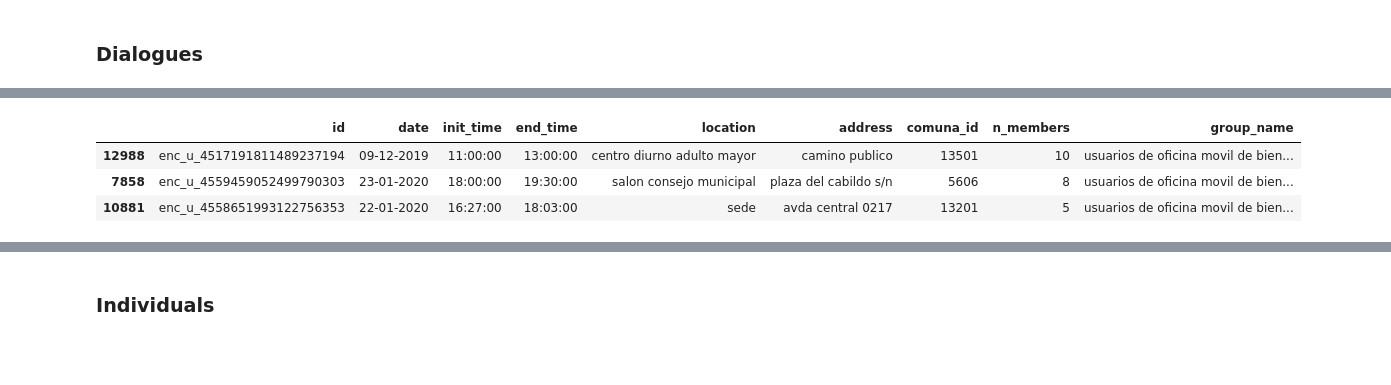
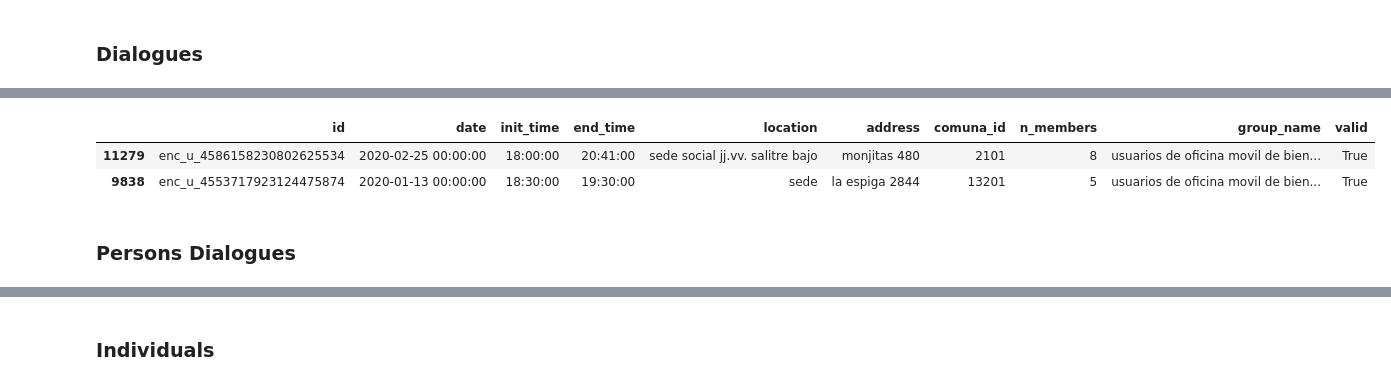
Before and after one commit to ECQQ/preprocessing, a Jupyter notebook: Pipeline.ipynb, the cells around one changed output, grey strips where cells are left out. Drawn from its saved outputs; the diff is of its cells as text; code cells hidden in the pictures; blank space fills up the shorter version.

```diff
--- a/Pipeline.ipynb
+++ b/Pipeline.ipynb
@@ -25,10 +30,16 @@ pd.options.mode.chained_assignment = None
 # %% [markdown]
 ## Loading Data Surveys
 # %%
-chunksize   = 100 # Just for debugging
-survey_path = './data/BBDD_Dialogos_2021_01_27.csv' #  chunksize=chunksize,
-survey = pd.read_csv(survey_path, low_memory=False)
+# chunksize   = 100 # Just for debugging
+# survey_path = './data/BBDD_Dialogos.csv' #  chunksize=chunksize,
+# survey = pd.read_csv(survey_path, low_memory=False)
 # for survey in survey: break
+
+survey_path = './data/BBDD_Dialogos.xlsx'
+survey = pd.read_excel(survey_path, 'Hoja1')
+
+filter_dialogue = pd.read_excel(survey_path, 'Filtro Diálogos')
+filter_person = pd.read_excel(survey_path, 'Filtro Personas')
 
 ind_online_survey_path = './data/Consulta_Individual_online_v2.xlsx'
 ind_online_survey = pd.read_excel(ind_online_survey_path, 'Sheet1')
@@ -68,5 +76,5 @@ persons_table.sample(3)
 ### Dialogues
 # %%
 %%time
-dialogues_table = create_table_dialogues(survey)
+dialogues_table = create_table_dialogues(survey, filter_dialogue)
 # %% [output]
@@ -75,7 +83,8 @@ Wall time: 1.61 s
 # %%
-dialogues_table.sample(3)
+dialogues_table.sample(2)
 # %% [output]
-|  | id | date | init_time | end_time | location | address | comuna_id | n_members | group_name |
-| 12988 | enc_u_4517191811489237194 | 09-12-2019 | 11:00:00 | 13:00:00 | centro diurno adulto mayor | camino publico | 13501 | 10 | usuarios de oficina movil de bien... |
-| 7858 | enc_u_4559459052499790303 | 23-01-2020 | 18:00:00 | 19:30:00 | salon consejo municipal | plaza del cabildo s/n | 5606 | 8 | usuarios de oficina movil de bien... |
-| 10881 | enc_u_4558651993122756353 | 22-01-2020 | 16:27:00 | 18:03:00 | sede | avda central 0217 | 13201 | 5 | usuarios de oficina movil de bien... |
+|  | id | date | init_time | end_time | location | address | comuna_id | n_members | group_name | valid |
+| 11279 | enc_u_4586158230802625534 | 2020-02-25 00:00:00 | 18:00:00 | 20:41:00 | sede social jj.vv. salitre bajo | monjitas 480 | 2101 | 8 | usuarios de oficina movil de bien... | True |
+| 9838 | enc_u_4553717923124475874 | 2020-01-13 00:00:00 | 18:30:00 | 19:30:00 | sede | la espiga 2844 | 13201 | 5 | usuarios de oficina movil de bien... | True |
+# %% [markdown]
+### Persons Dialogues
```
Also changed, not shown: parts of 40 cells of this notebook, 57 other files.
